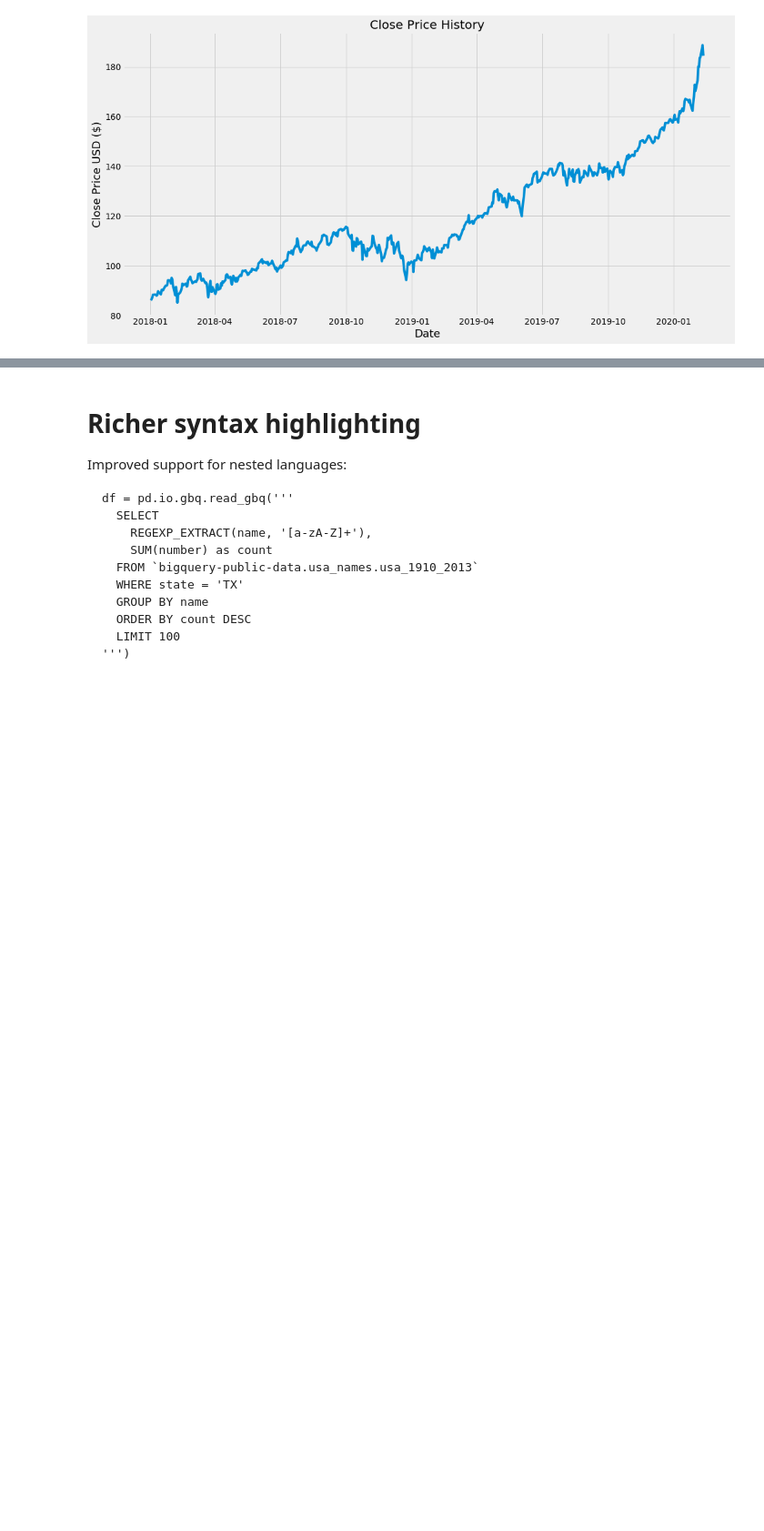
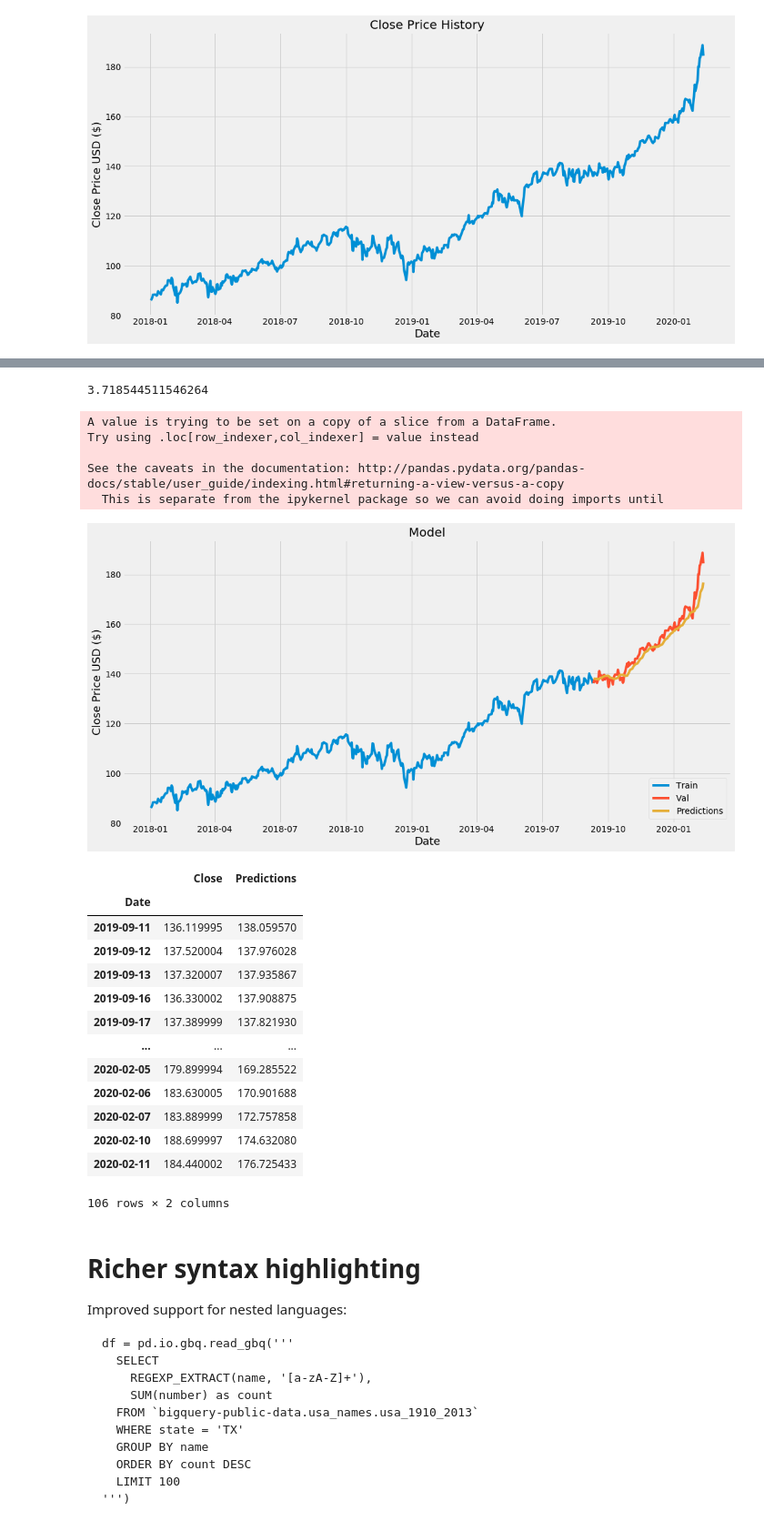
Before and after one commit to qinyufm/deeplearning-models, a Jupyter notebook: LSTM.ipynb, the cells around one changed output, grey strips where cells are left out. Shown at 91% size. Saved outputs shown, nothing was run; the diff lists cells and outputs as text; code cells hidden in the pictures; blank space fills up the shorter version.

```diff
--- a/LSTM.ipynb
+++ b/LSTM.ipynb
@@ -53,0 +128,18 @@ To register the converters:
+# %%
+#Train the model
+model.fit(x_train, y_train, batch_size=1, epochs=1)
+
+#Create the testing data set
+#Create a new array containing scaled values from index 1543 to 2002
+test_data = scaled_data[training_data_len - 60: , :]
+#Create the data sets x_test and y_test
+x_test = []
+y_test = dataset[training_data_len:, :]
+for i in range(60, len(test_data)):
+  x_test.append(test_data[i-60:i, 0])
+
+#Convert the data to a numpy array
+x_test = np.array(x_test)
+
+#Reshape the data
+x_test = np.reshape(x_test, (x_test.shape[0], x_test.shape[1], 1 ))
@@ -53,0 +164,48 @@ To register the converters:
+# %%
+#Get the models predicted price values
+predictions = model.predict(x_test)
+predictions = scaler.inverse_transform(predictions)
+
+#Get the root mean squared error (RMSE)
+rmse=np.sqrt(np.mean(((predictions- y_test)**2)))
+rmse
+# %% [output]
+3.718544511546264
+# %%
+#Plot the data
+train = data[:training_data_len]
+valid = data[training_data_len:]
+valid['Predictions'] = predictions
+#Visualize the data
+plt.figure(figsize=(16,8))
+plt.title('Model')
+plt.xlabel('Date', fontsize=18)
+plt.ylabel('Close Price USD ($)', fontsize=18)
+plt.plot(train['Close'])
+plt.plot(valid[['Close', 'Predictions']])
+plt.legend(['Train', 'Val', 'Predictions'], loc='lower right')
+plt.show()
+
+#Show the valid and predicted prices
+valid
+# %% [output]
+A value is trying to be set on a copy of a slice from a DataFrame.
+Try using .loc[row_indexer,col_indexer] = value instead
+
+See the caveats in the documentation: http://pandas.pydata.org/pandas-docs/stable/user_guide/indexing.html#returning-a-view-versus-a-copy
+  This is separate from the ipykernel package so we can avoid doing imports until
+[figure, added]
+|  | Close | Predictions |
+| Date |  |  |
+| 2019-09-11 | 136.119995 | 138.059570 |
+| 2019-09-12 | 137.520004 | 137.976028 |
+| 2019-09-13 | 137.320007 | 137.935867 |
+| 2019-09-16 | 136.330002 | 137.908875 |
+| 2019-09-17 | 137.389999 | 137.821930 |
+| ... | ... | ... |
+| 2020-02-05 | 179.899994 | 169.285522 |
+| 2020-02-06 | 183.630005 | 170.901688 |
+| 2020-02-07 | 183.889999 | 172.757858 |
+| 2020-02-10 | 188.699997 | 174.632080 |
+| 2020-02-11 | 184.440002 | 176.725433 |
+106 rows × 2 columns
```
Also changed, not shown: parts of 7 cells of this notebook.
